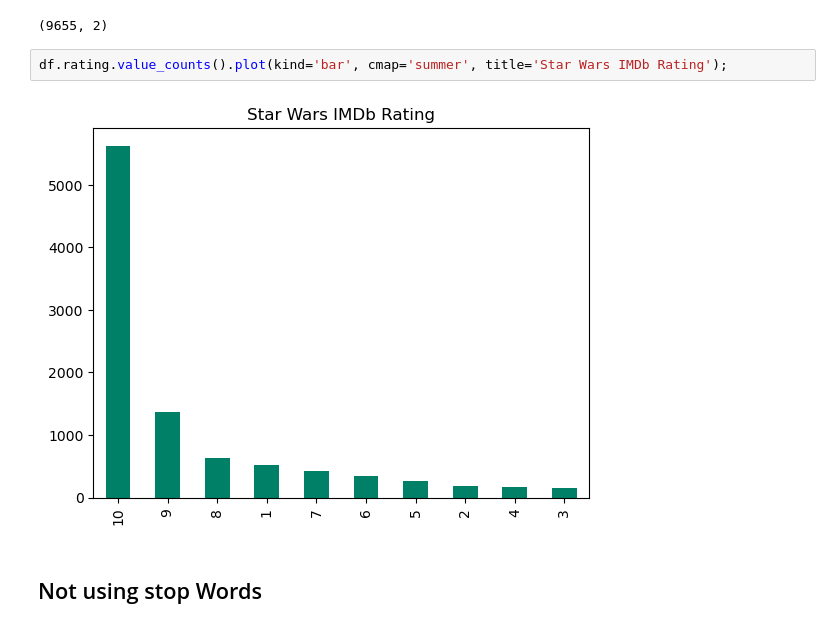
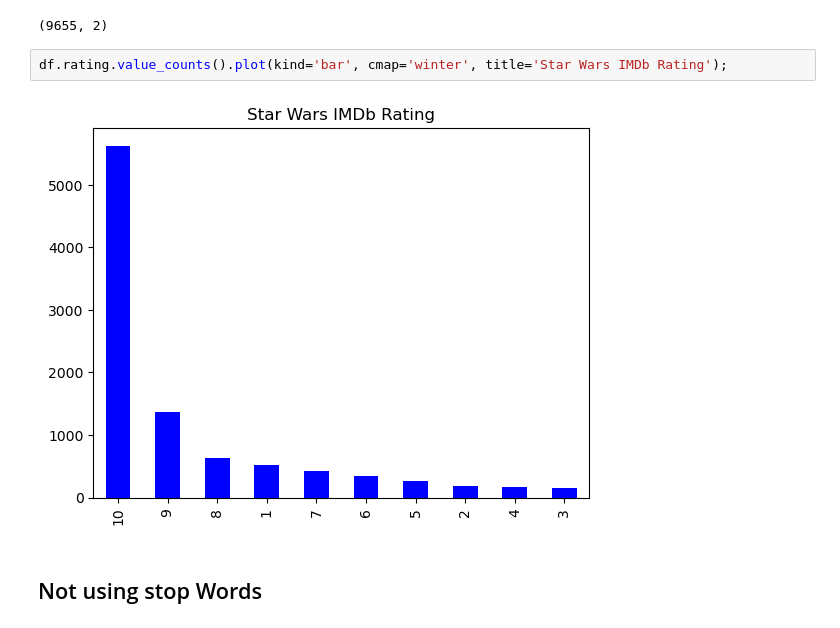
Before and after one commit to oitik/Movie_rating_prediction_using_machine_learning, a Jupyter notebook: movie-rating-final-version.ipynb, the cells around one changed output. Drawn from its saved outputs; the diff is of its cells as text.

Commit message:
Kaggle Notebook | movie_rating_final_version | Version 6

```diff
--- a/movie-rating-final-version.ipynb
+++ b/movie-rating-final-version.ipynb
@@ -160,9 +162,9 @@ df.shape
 # %% [output]
 (9655, 2)
 # %%
-df.rating.value_counts().plot(kind='bar', cmap='summer', title='Star Wars IMDb Rating');
+df.rating.value_counts().plot(kind='bar', cmap='winter', title='Star Wars IMDb Rating');
 # %% [output]
-[figure, old version]
+[figure, new version]
 # %% [markdown]
 ## Not using stop Words
 # %%
```
Also changed, not shown: parts of 38 cells of this notebook.
